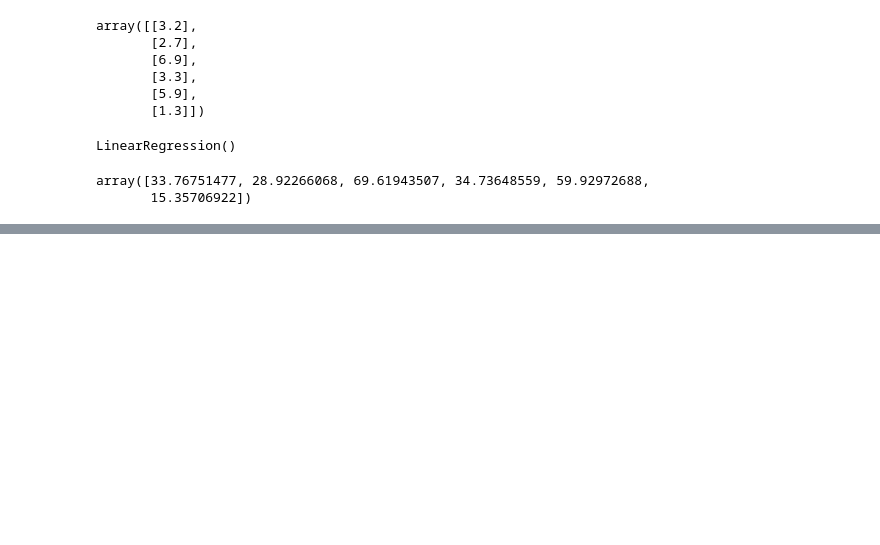
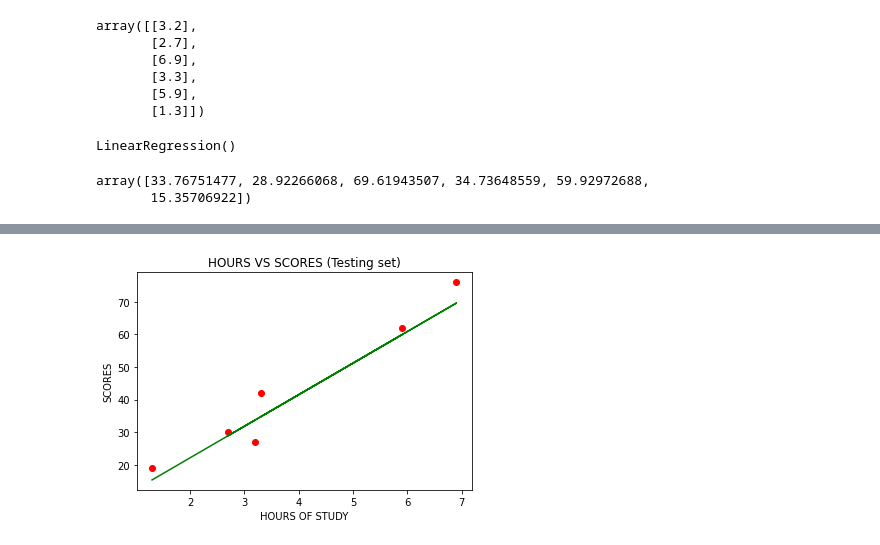
Before and after one commit to 2003A52069/2216115-AIML_BOOTCAMP-VIJAY-, a Jupyter notebook: MACHINE_LEARNING_IMPLEMENTATION_EMPLOYE_STUDY_HOURS_1.ipynb, the cells around one changed output, grey strips where cells are left out. Cells and saved outputs as stored; diff of their text form; code cells hidden in the pictures; blank space fills up the shorter version.

```diff
--- a/MACHINE_LEARNING_IMPLEMENTATION_EMPLOYE_STUDY_HOURS_1.ipynb
+++ b/MACHINE_LEARNING_IMPLEMENTATION_EMPLOYE_STUDY_HOURS_1.ipynb
@@ -249,0 +283,10 @@ array([33.76751477, 28.92266068, 69.61943507, 34.73648559, 59.92972688,
+# %%
+#testset results
+plt.scatter(x_test,y_test,color='red')
+plt.plot(x_test,model.predict(x_test),color='green')
+plt.title('HOURS VS SCORES (Testing set)')
+plt.xlabel('HOURS OF STUDY')
+plt.ylabel('SCORES')
+plt.show()
+# %% [output]
+[figure, added]
```
Also changed, not shown: parts of 4 cells of this notebook.
